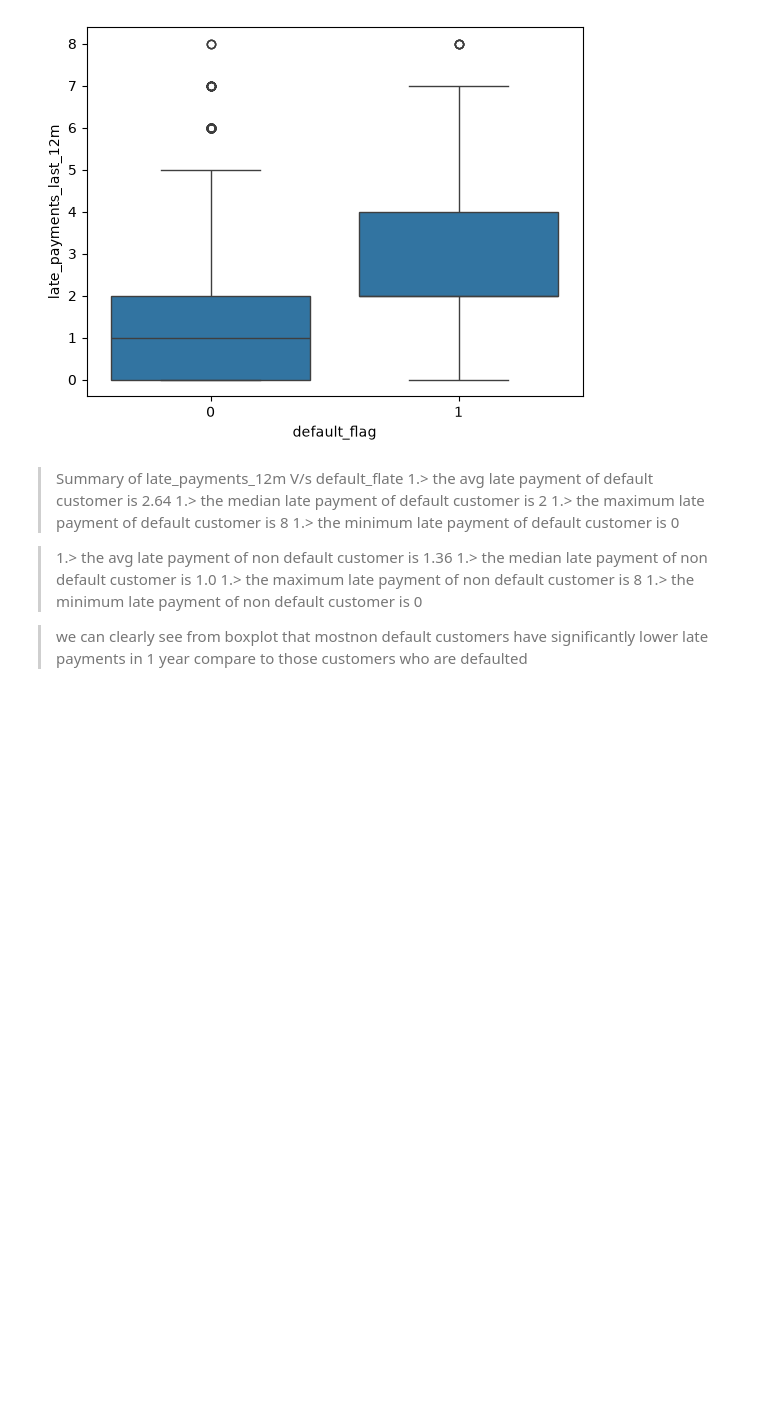
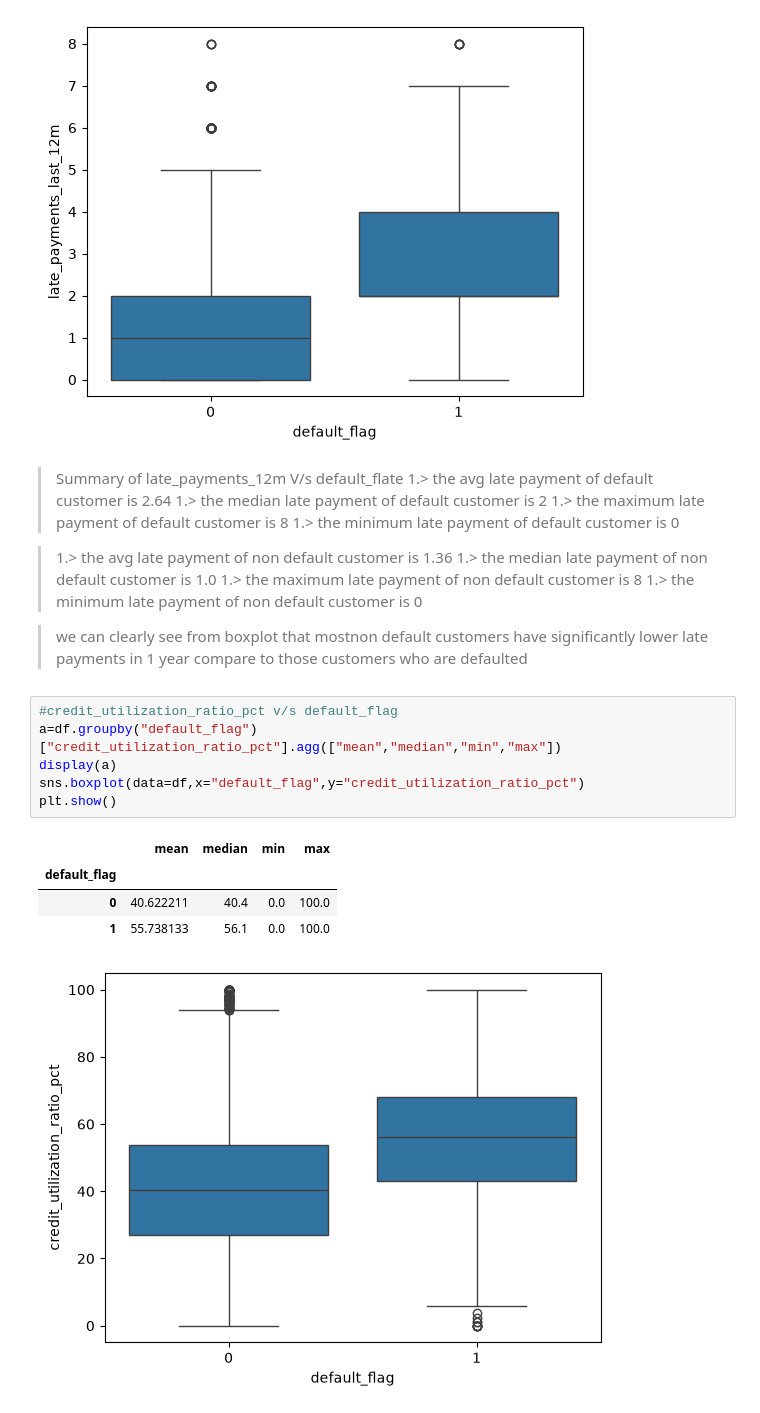
Before and after one commit to Nayan-2006-opensource/loan-default-risk-analysis, a Jupyter notebook: Notebooks/bivariate_analysis_numerical_vs_categorical_columns.ipynb, the cells around one changed output. Cells and saved outputs as stored; diff of their text form; blank space fills up the shorter version.

Commit message:
credit_utilization_ratio_pct vs default_flag analysis

```diff
--- a/Notebooks/bivariate_analysis_numerical_vs_categorical_columns.ipynb
+++ b/Notebooks/bivariate_analysis_numerical_vs_categorical_columns.ipynb
@@ -83,3 +83,15 @@ plt.show()
 
 
 > we can clearly see from boxplot that mostnon default customers have significantly lower late payments in 1 year compare to those customers who are defaulted
+# %%
+#credit_utilization_ratio_pct v/s default_flag
+a=df.groupby("default_flag")["credit_utilization_ratio_pct"].agg(["mean","median","min","max"])
+display(a)
+sns.boxplot(data=df,x="default_flag",y="credit_utilization_ratio_pct")
+plt.show()
+# %% [output]
+|  | mean | median | min | max |
+| default_flag |  |  |  |  |
+| 0 | 40.622211 | 40.4 | 0.0 | 100.0 |
+| 1 | 55.738133 | 56.1 | 0.0 | 100.0 |
+[figure, added]
```
Also changed, not shown: parts of 1 cell of this notebook.
